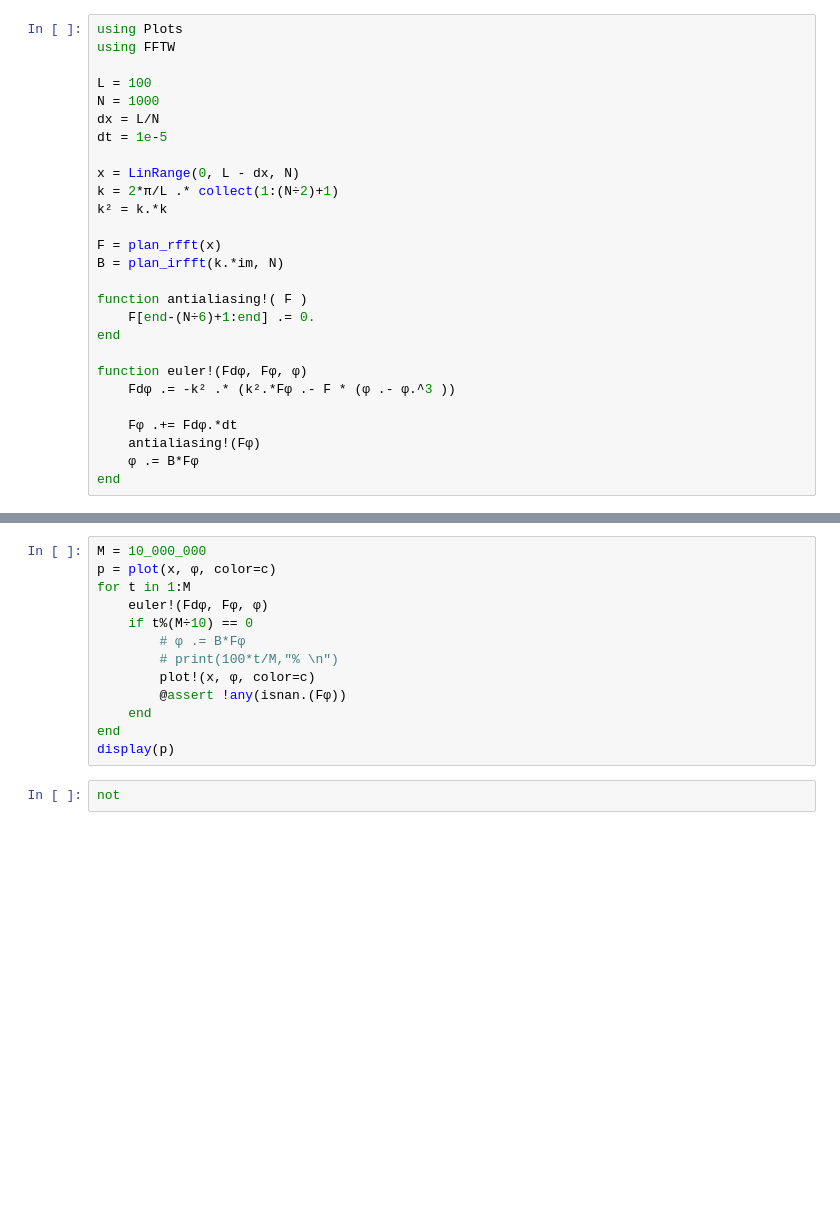
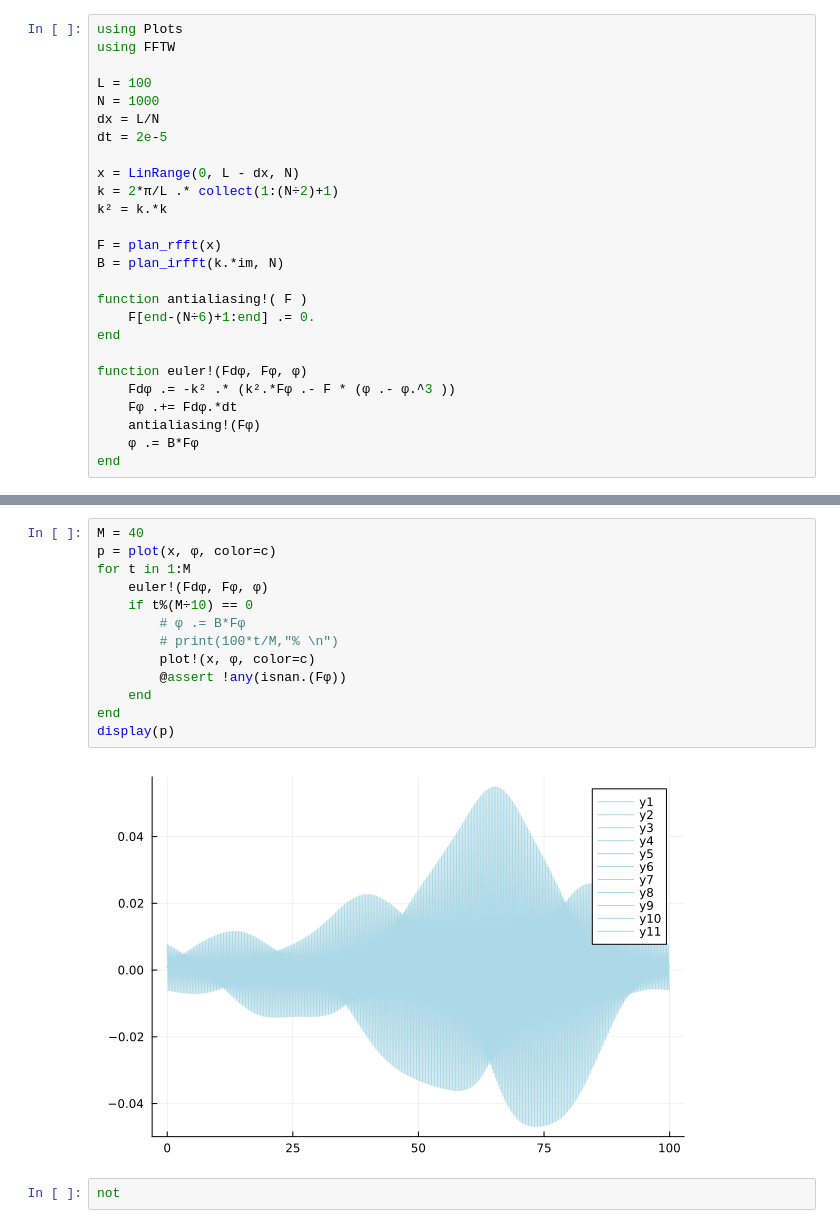
Before and after one commit to martkjoh/pseudo-spectral, a Jupyter notebook: cahn-hilliard.ipynb, the cells around one changed output, grey strips where cells are left out. Cells and saved outputs as stored; diff of their text form; blank space fills up the shorter version.

```diff
--- a/cahn-hilliard.ipynb
+++ b/cahn-hilliard.ipynb
@@ -5,7 +5,7 @@ using FFTW
 L = 100
 N = 1000
 dx = L/N
-dt = 1e-5
+dt = 2e-5
 
 x = LinRange(0, L - dx, N)
 k = 2*π/L .* collect(1:(N÷2)+1)
@@ -20,7 +20,6 @@ end
 
 function euler!(Fdφ, Fφ, φ)
     Fdφ .= -k² .* (k².*Fφ .- F * (φ .- φ.^3 ))
-
     Fφ .+= Fdφ.*dt
     antialiasing!(Fφ)
     φ .= B*Fφ
@@ -37,15 +40,17 @@ display(p)
 # %%
-M = 10_000_000
+M = 40
 p = plot(x, φ, color=c)
 for t in 1:M
     euler!(Fdφ, Fφ, φ)
     if t%(M÷10) == 0
         # φ .= B*Fφ
         # print(100*t/M,"% \n")
         plot!(x, φ, color=c)
         @assert !any(isnan.(Fφ))
     end
 end
 display(p)
+# %% [output]
+[figure, added]
 # %%
 not
```
Also changed, not shown: parts of 2 cells of this notebook, 3 other files.
